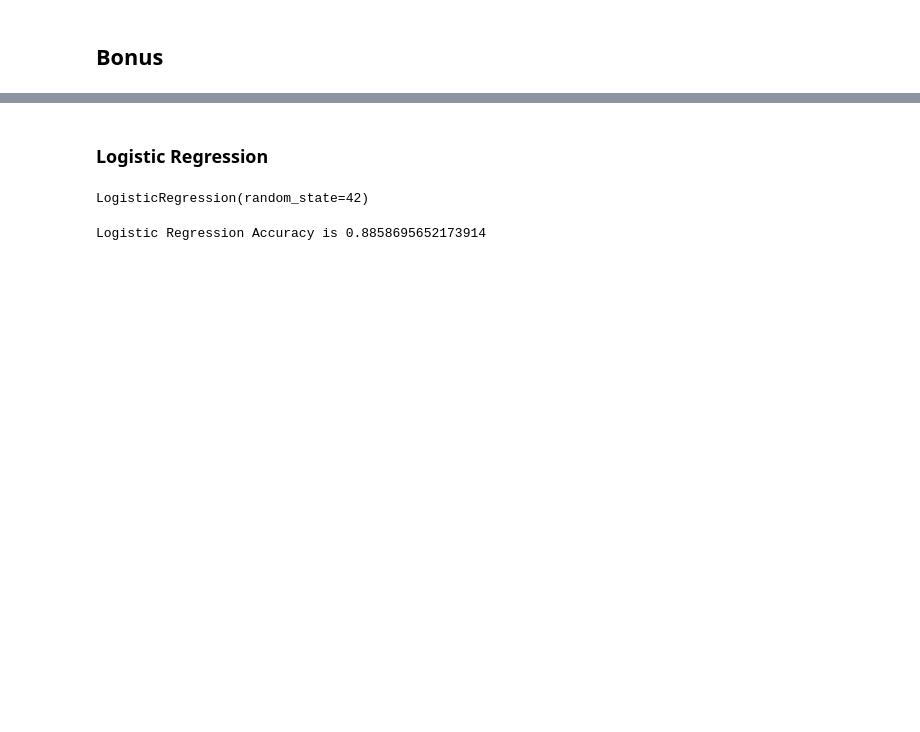
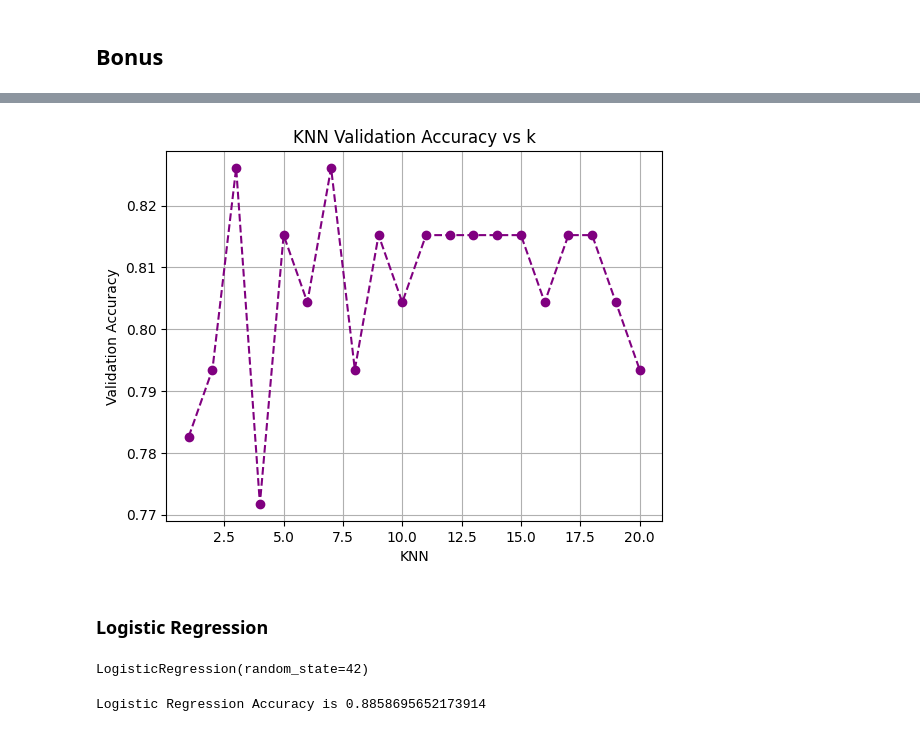
Before and after one commit to Rawan-M-Said/ML-Lab-1, a Jupyter notebook: lab_1.ipynb, the cells around one changed output, grey strips where cells are left out. Saved outputs shown, nothing was run; the diff lists cells and outputs as text; code cells hidden in the pictures; blank space fills up the shorter version.

```diff
--- a/lab_1.ipynb
+++ b/lab_1.ipynb
@@ -439,3 +465,13 @@ print(error_rate)
+# %%
+#plotting the validation accuracy at different values of k
+plt.plot(k_values, validation_accuracies, marker='o', linestyle='dashed', color='purple')
+plt.xlabel("KNN")
+plt.ylabel("Validation Accuracy")
+plt.title("KNN Validation Accuracy vs k")
+plt.grid()
+plt.show()
+# %% [output]
+[figure, added]
 # %% [markdown]
 ### Logistic Regression
 # %%
```
Also changed, not shown: parts of 29 cells of this notebook.
